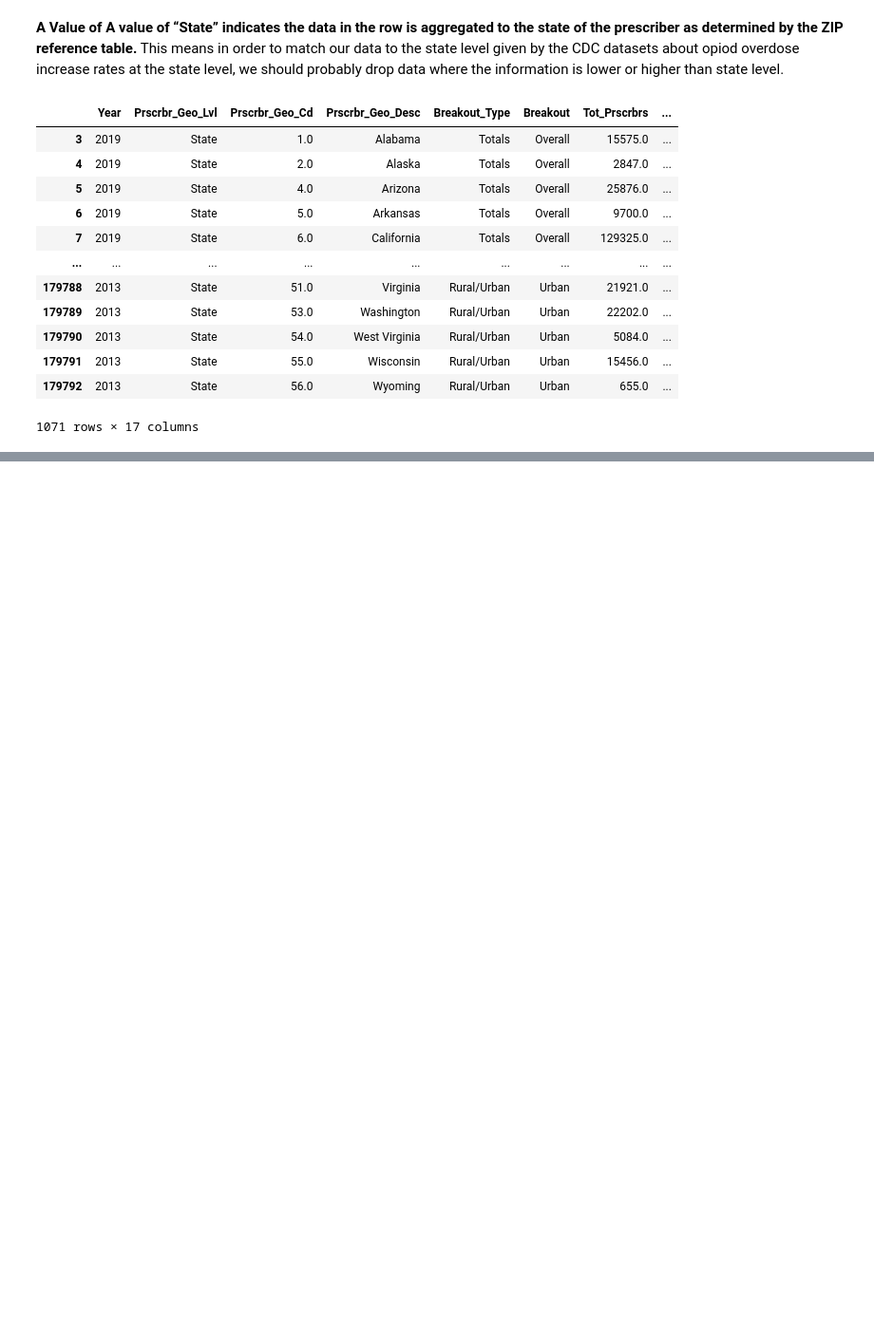
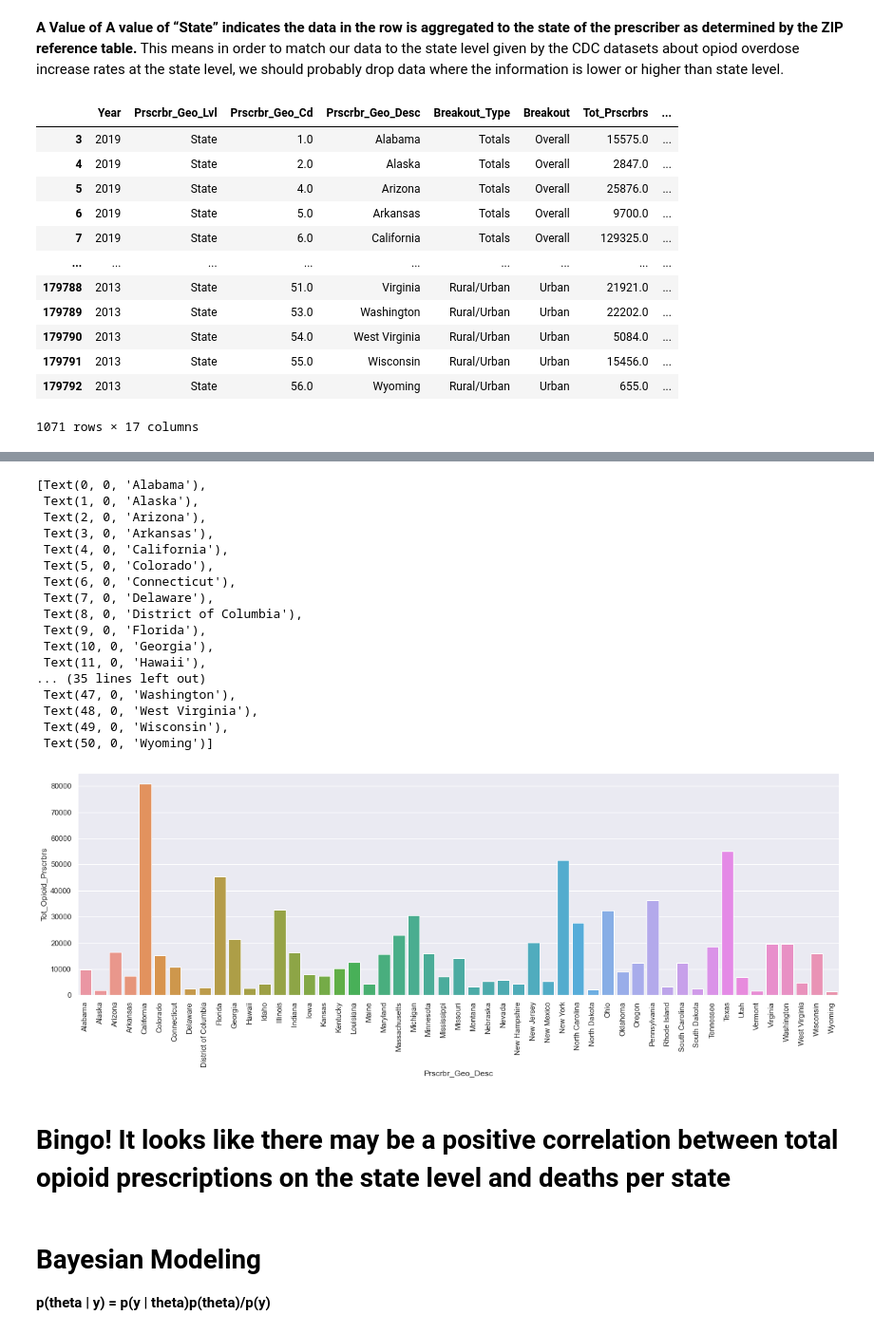
Before and after one commit to irvingjacob/DSPFinalProj, a Jupyter notebook: FinalProject.ipynb, the cells around one changed output, grey strips where cells are left out. Shown at 95% size. Cells and saved outputs as stored; diff of their text form; code cells hidden in the pictures; blank space fills up the shorter version.

```diff
--- a/FinalProject.ipynb
+++ b/FinalProject.ipynb
@@ -69,0 +144,28 @@ medicare.groupby(by=['Year'])
+# %%
+sns.set(rc={"figure.figsize":(20, 6)})
+presRateBar = sns.barplot(data=medicare2019Overall, x='Prscrbr_Geo_Desc', y='Tot_Opioid_Prscrbrs')
+presRateBar.set_xticklabels(labels=medicare2019Overall['Prscrbr_Geo_Desc'], rotation=90)
+# %% [output]
+[Text(0, 0, 'Alabama'),
+ Text(1, 0, 'Alaska'),
+ Text(2, 0, 'Arizona'),
+ Text(3, 0, 'Arkansas'),
+ Text(4, 0, 'California'),
+ Text(5, 0, 'Colorado'),
+ Text(6, 0, 'Connecticut'),
+ Text(7, 0, 'Delaware'),
+ Text(8, 0, 'District of Columbia'),
+ Text(9, 0, 'Florida'),
+ Text(10, 0, 'Georgia'),
+ Text(11, 0, 'Hawaii'),
+... (35 lines left out)
+ Text(47, 0, 'Washington'),
+ Text(48, 0, 'West Virginia'),
+ Text(49, 0, 'Wisconsin'),
+ Text(50, 0, 'Wyoming')]
+[figure, added]
+# %% [markdown]
+# Bingo! It looks like there may be a positive correlation between total opioid prescriptions on the state level and deaths per state
+# %% [markdown]
+# Bayesian Modeling
+**p(theta | y) = p(y | theta)p(theta)/p(y)**
```
Also changed, not shown: parts of 16 cells of this notebook.
